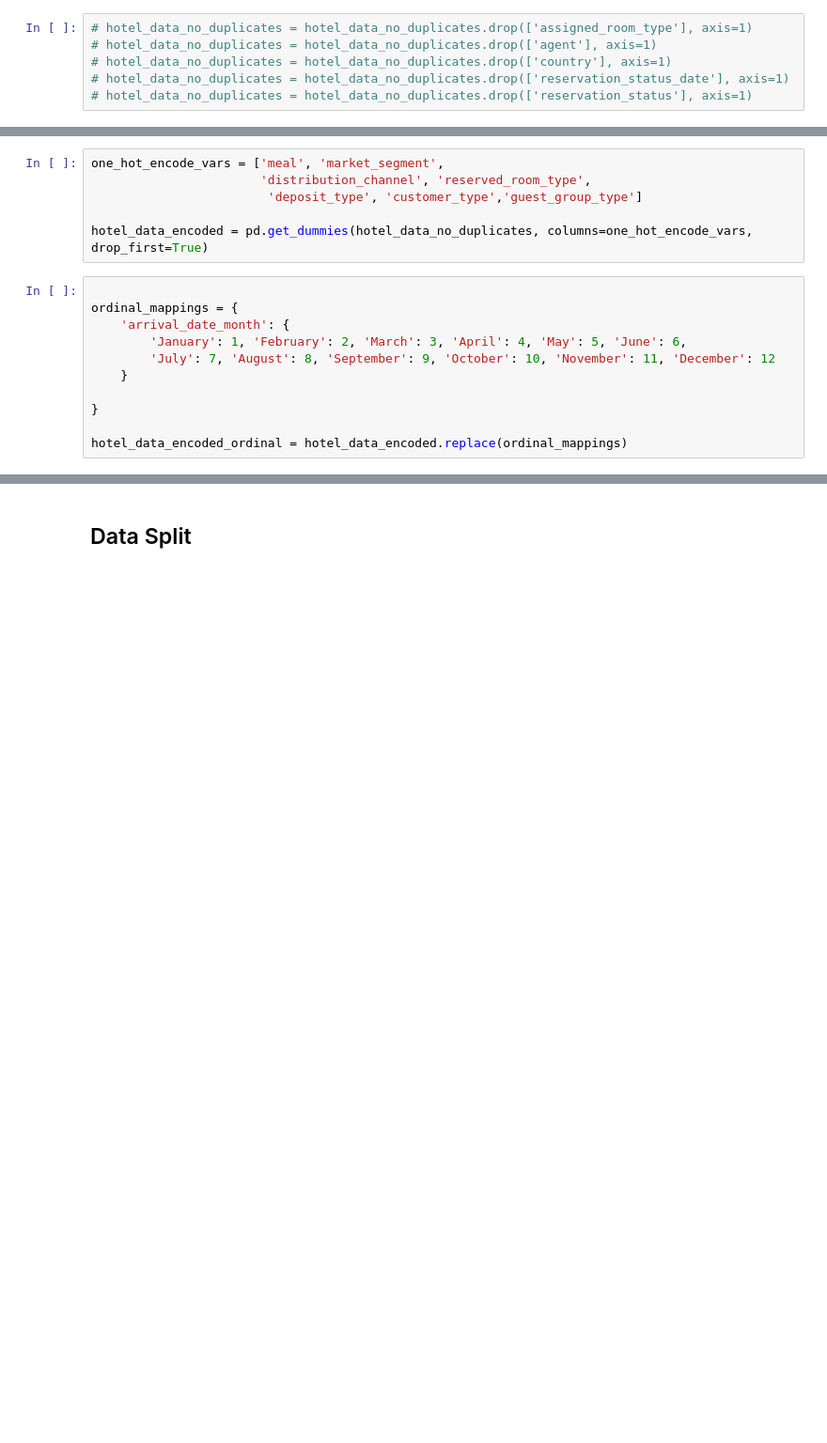
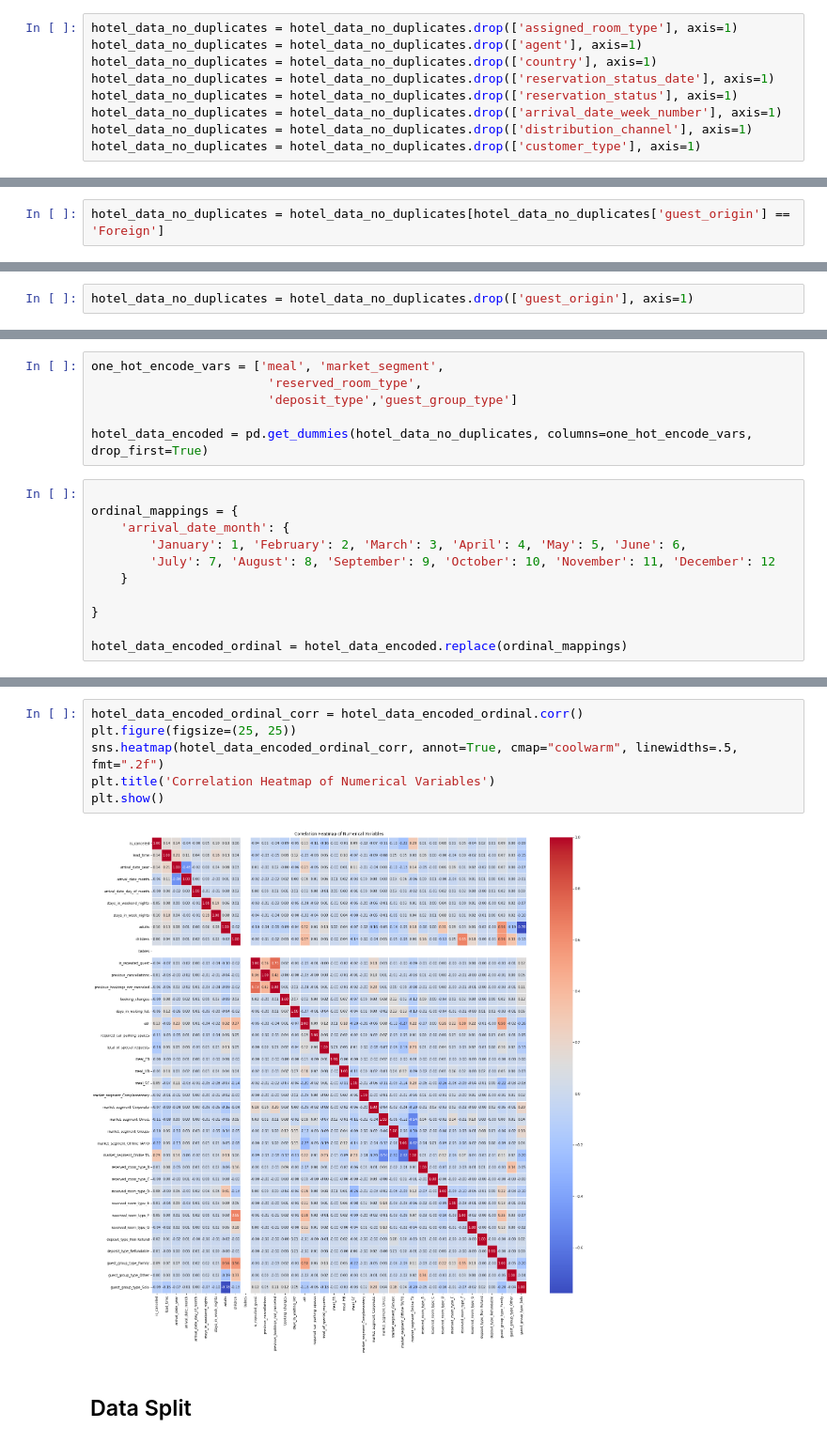
Before and after one commit to dooinn/hotel_cancellation_prediction, a Jupyter notebook: 1_classification_prediction_analysis.ipynb, the cells around one changed output, grey strips where cells are left out. Shown at 94% size. Cells and saved outputs as stored; diff of their text form; blank space fills up the shorter version.

```diff
--- a/1_classification_prediction_analysis.ipynb
+++ b/1_classification_prediction_analysis.ipynb
@@ -699,14 +689,19 @@ Index(['hotel', 'is_canceled', 'lead_time', 'arrival_date_year',
 # hotel_data_no_duplicates = hotel_data_no_duplicates.drop(['children'], axis=1)
 # hotel_data_no_duplicates = hotel_data_no_duplicates.drop(['babies'], axis=1)
 # %%
-# hotel_data_no_duplicates = hotel_data_no_duplicates.drop(['assigned_room_type'], axis=1)
-# hotel_data_no_duplicates = hotel_data_no_duplicates.drop(['agent'], axis=1)
-# hotel_data_no_duplicates = hotel_data_no_duplicates.drop(['country'], axis=1)
-# hotel_data_no_duplicates = hotel_data_no_duplicates.drop(['reservation_status_date'], axis=1)
-# hotel_data_no_duplicates = hotel_data_no_duplicates.drop(['reservation_status'], axis=1)
+hotel_data_no_duplicates = hotel_data_no_duplicates.drop(['assigned_room_type'], axis=1)
+hotel_data_no_duplicates = hotel_data_no_duplicates.drop(['agent'], axis=1)
+hotel_data_no_duplicates = hotel_data_no_duplicates.drop(['country'], axis=1)
+hotel_data_no_duplicates = hotel_data_no_duplicates.drop(['reservation_status_date'], axis=1)
+hotel_data_no_duplicates = hotel_data_no_duplicates.drop(['reservation_status'], axis=1)
+hotel_data_no_duplicates = hotel_data_no_duplicates.drop(['arrival_date_week_number'], axis=1)
+hotel_data_no_duplicates = hotel_data_no_duplicates.drop(['distribution_channel'], axis=1)
+hotel_data_no_duplicates = hotel_data_no_duplicates.drop(['customer_type'], axis=1)
 # %% [markdown]
 Due to high number of rows, runnnig machine learning model take too much time, so in training, we will only consider the City Hotel
 # %%
 hotel_data_no_duplicates = hotel_data_no_duplicates[hotel_data_no_duplicates['hotel'] == 'City Hotel']
 # %%
 hotel_data_no_duplicates = hotel_data_no_duplicates.drop(['hotel'], axis=1)
+# %%
+hotel_data_no_duplicates = hotel_data_no_duplicates[hotel_data_no_duplicates['guest_origin'] == 'Foreign']
@@ -712,0 +728,2 @@ hotel_data_no_duplicates = hotel_data_no_duplicates.drop(['hotel'], axis=1)
+# %%
+hotel_data_no_duplicates = hotel_data_no_duplicates.drop(['guest_origin'], axis=1)
@@ -718,8 +749,8 @@ hotel_data_no_duplicates.to_csv('city_hotel.csv', index=False)
 ## Encoding Categorical Variables
 # %%
 one_hot_encode_vars = ['meal', 'market_segment',
-                       'distribution_channel', 'reserved_room_type',
-                        'deposit_type', 'customer_type','guest_group_type']
+                        'reserved_room_type',
+                        'deposit_type','guest_group_type']
 
 hotel_data_encoded = pd.get_dummies(hotel_data_no_duplicates, columns=one_hot_encode_vars, drop_first=True)
 # %%
@@ -739,3 +794,11 @@ hotel_data_encoded_ordinal.dtypes
+# %%
+hotel_data_encoded_ordinal_corr = hotel_data_encoded_ordinal.corr()
+plt.figure(figsize=(25, 25))
+sns.heatmap(hotel_data_encoded_ordinal_corr, annot=True, cmap="coolwarm", linewidths=.5, fmt=".2f")
+plt.title('Correlation Heatmap of Numerical Variables')
+plt.show()
+# %% [output]
+[figure, added]
 # %% [markdown]
 ## Data Split
 # %%
```
Also changed, not shown: parts of 26 cells of this notebook, 22 other files.
